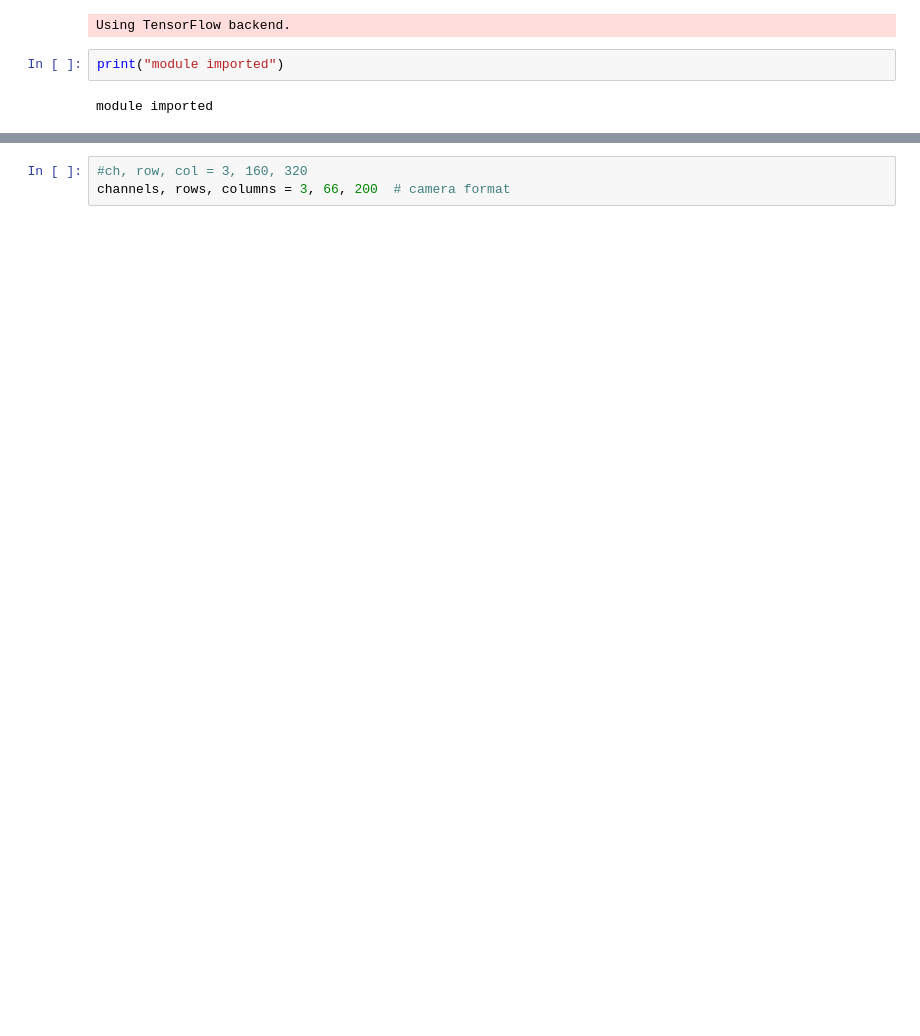
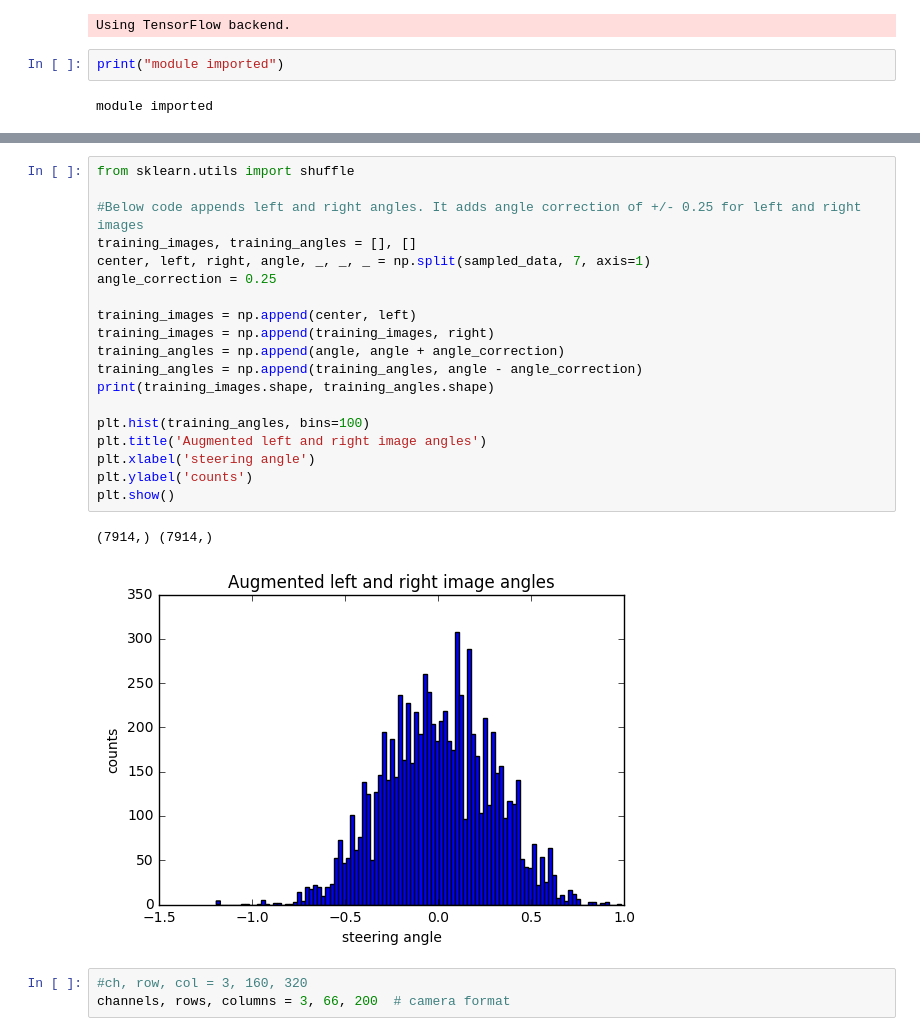
Before and after one commit to khaleelp/SelfDrivingCar, a Jupyter notebook: UdacityAssignments/CarND-Behavioral-Cloning-P3/model.ipynb, the cells around one changed output, grey strips where cells are left out. Drawn from its saved outputs; the diff is of its cells as text; blank space fills up the shorter version.

```diff
--- a/UdacityAssignments/CarND-Behavioral-Cloning-P3/model.ipynb
+++ b/UdacityAssignments/CarND-Behavioral-Cloning-P3/model.ipynb
@@ -35,3 +67,25 @@ module imported
+# %%
+from sklearn.utils import shuffle
+
+#Below code appends left and right angles. It adds angle correction of +/- 0.25 for left and right images
+training_images, training_angles = [], []
+center, left, right, angle, _, _, _ = np.split(sampled_data, 7, axis=1)
+angle_correction = 0.25
+
+training_images = np.append(center, left)
+training_images = np.append(training_images, right)
+training_angles = np.append(angle, angle + angle_correction)
+training_angles = np.append(training_angles, angle - angle_correction)
+print(training_images.shape, training_angles.shape)
+
+plt.hist(training_angles, bins=100)
+plt.title('Augmented left and right image angles')
+plt.xlabel('steering angle')
+plt.ylabel('counts')
+plt.show()
+# %% [output]
+(7914,) (7914,)
+[figure, added]
 # %%
 #ch, row, col = 3, 160, 320
 channels, rows, columns = 3, 66, 200  # camera format
```
Also changed, not shown: parts of 10 cells of this notebook.
